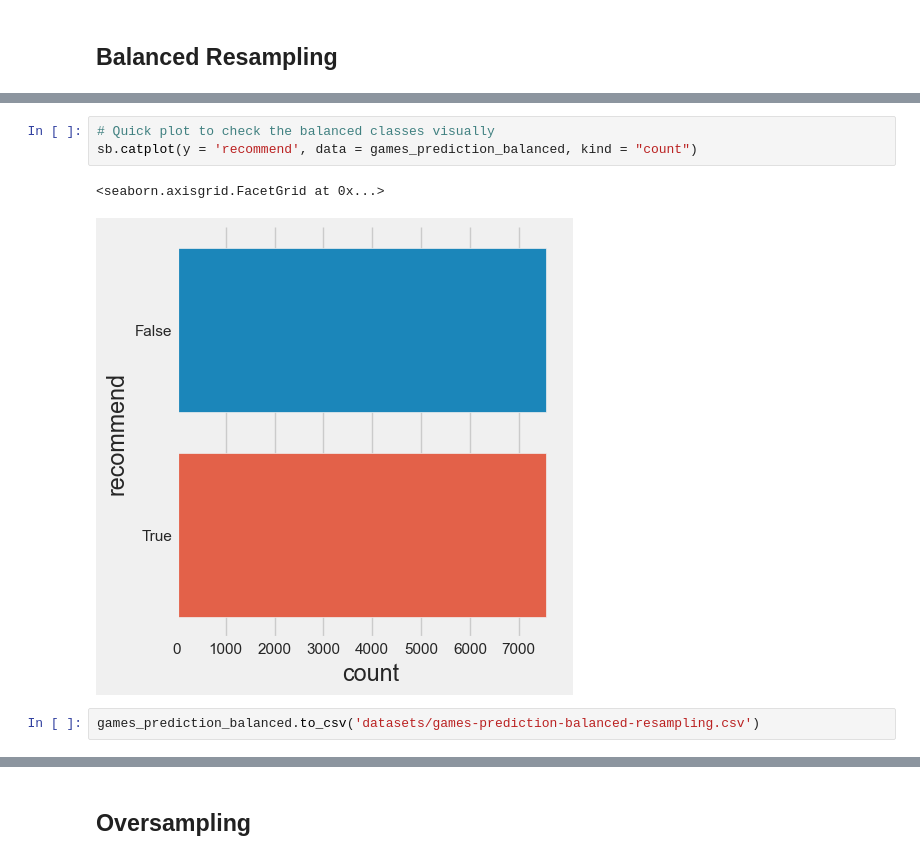
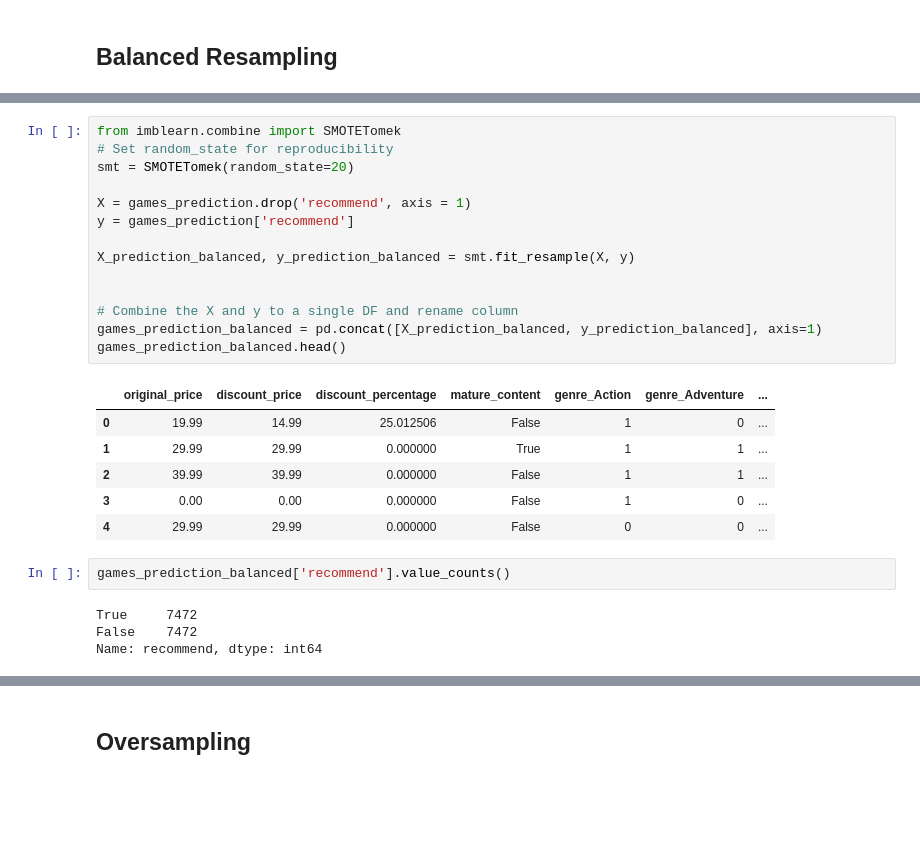
Before and after one commit to Pante/SC1015-Project, a Jupyter notebook: 3. Data Resampling.ipynb, the cells around one changed output, grey strips where cells are left out. Cells and saved outputs as stored; diff of their text form; blank space fills up the shorter version.

```diff
--- a/3. Data Resampling.ipynb
+++ b/3. Data Resampling.ipynb
@@ -53,8 +32,27 @@ Name: recommend, dtype: int64
-# %%
-# Quick plot to check the balanced classes visually
-sb.catplot(y = 'recommend', data = games_prediction_balanced, kind = "count")
-# %% [output]
-<seaborn.axisgrid.FacetGrid at 0x...>
-[figure, removed]
-# %%
-games_prediction_balanced.to_csv('datasets/games-prediction-balanced-resampling.csv')
+# %%
+from imblearn.combine import SMOTETomek
+# Set random_state for reproducibility
+smt = SMOTETomek(random_state=20)
+
+X = games_prediction.drop('recommend', axis = 1)
+y = games_prediction['recommend']
+
+X_prediction_balanced, y_prediction_balanced = smt.fit_resample(X, y)
+
+
+# Combine the X and y to a single DF and rename column
+games_prediction_balanced = pd.concat([X_prediction_balanced, y_prediction_balanced], axis=1)
+games_prediction_balanced.head()
+# %% [output]
+|  | original_price | discount_price | discount_percentage | mature_content | genre_Action | genre_Adventure | ... |
+| 0 | 19.99 | 14.99 | 25.012506 | False | 1 | 0 | ... |
+| 1 | 29.99 | 29.99 | 0.000000 | True | 1 | 1 | ... |
+| 2 | 39.99 | 39.99 | 0.000000 | False | 1 | 1 | ... |
+| 3 | 0.00 | 0.00 | 0.000000 | False | 1 | 0 | ... |
+| 4 | 29.99 | 29.99 | 0.000000 | False | 0 | 0 | ... |
+# %%
+games_prediction_balanced['recommend'].value_counts()
+# %% [output]
+True     7472
+False    7472
+Name: recommend, dtype: int64
```
Also changed, not shown: parts of 3 cells of this notebook.
